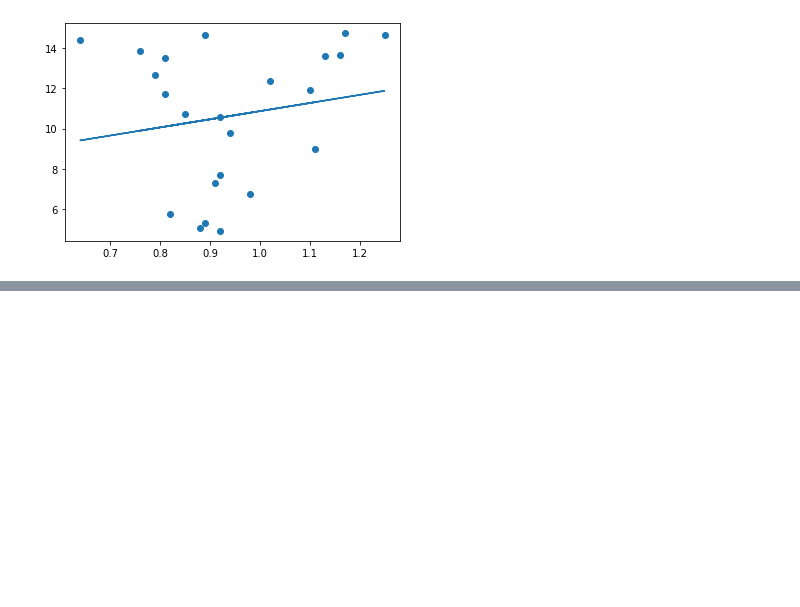
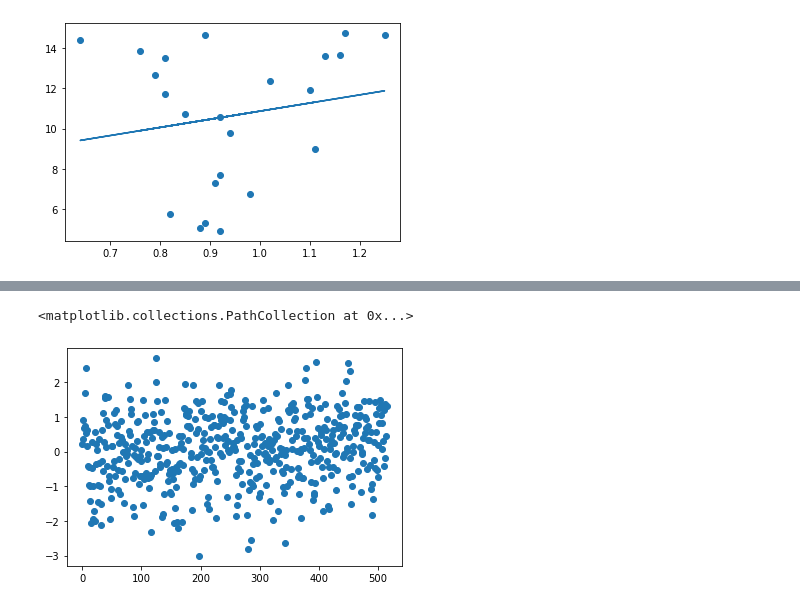
Before and after one commit to Rainette9/AO_Sea-ice, a Jupyter notebook: Data/Project 5.ipynb, the cells around one changed output, grey strips where cells are left out. Drawn from its saved outputs; the diff is of its cells as text; code cells hidden in the pictures; blank space fills up the shorter version.

```diff
--- a/Data/Project 5.ipynb
+++ b/Data/Project 5.ipynb
@@ -112,0 +112,19 @@ Text(0.5, 0, 'Temperature')
+# %%
+# Import AAO Data
+directory = Path('AAO')
+file = 'AAO_data.txt'
+path_to_file = os.path.join(directory, file)
+data_file = pd.read_csv(path_to_file, sep='\s+')
+data_file.columns = data_file.columns.str.strip()
+
+# Put values in chronological order in a flat list
+AAO = data_file.values.tolist()
+AAO_flat = [item for sublist in AAO for item in sublist]
+AAO_flat = AAO_flat[:-1]
+# %%
+# Plot AAO
+t = np.linspace(0,len(AAO_flat)-1,len(AAO_flat))
+plt.scatter(t,AAO_flat)
+# %% [output]
+<matplotlib.collections.PathCollection at 0x...>
+[figure, added]
```
Also changed, not shown: parts of 6 cells of this notebook.
